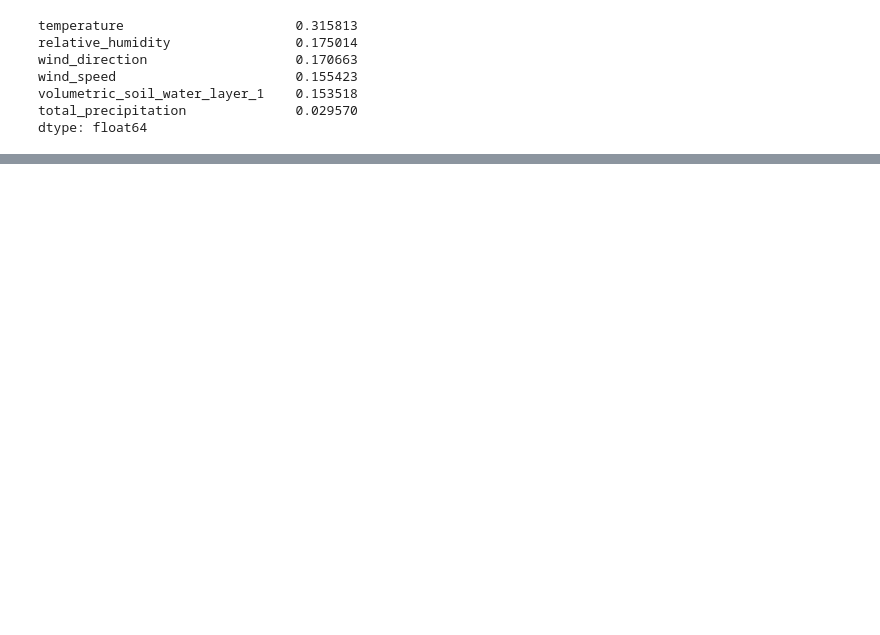
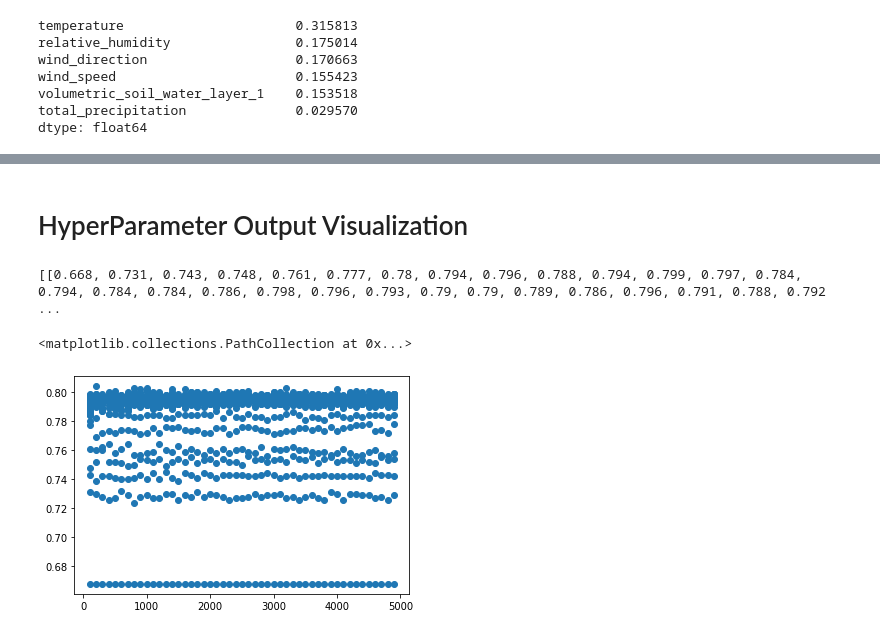
Before and after one commit to kimsternator/ECE-228-Group-29, a Jupyter notebook: Random Forest.ipynb, the cells around one changed output, grey strips where cells are left out. Drawn from its saved outputs; the diff is of its cells as text; code cells hidden in the pictures; blank space fills up the shorter version.

Commit message:
Clean up Random Forest + Data Cleaning

```diff
--- a/Random Forest.ipynb
+++ b/Random Forest.ipynb
@@ -45,0 +71,2 @@ dtype: float64
+# %%
+accuracies = runRandomForestTests(train_X, train_Y, test_X, test_Y)
@@ -45,0 +143,18 @@ dtype: float64
+# %%
+def runRandomForestAccuracyDepthTests(train_X, train_Y, test_X, test_Y):
+    n_estimators = list(range(100, 5000, 100))
+    depths = list(range(1, 30, 1))
+    accuracies = []
+    for estimator in n_estimators:
+        accuracy_row = []
+        for depth in depths:
+            print(estimator, depth)
+            clf = RandomForestClassifier(n_estimators = estimator, max_depth=depth)
+            clf.fit(train_X, train_Y)
+
+            y_pred = clf.predict(test_X)
+            accuracy_row.append(metrics.accuracy_score(test_Y, y_pred))
+        accuracies.append(accuracy_row)
+    return accuracies
+# %%
+depth_accuracy_accuracies = runRandomForestAccuracyDepthTests(train_X, train_Y, test_X, test_Y)
@@ -45,0 +179,18 @@ dtype: float64
+# %% [markdown]
+# HyperParameter Output Visualization
+# %%
+print(depth_accuracy_accuracies)
+# %% [output]
+[[0.668, 0.731, 0.743, 0.748, 0.761, 0.777, 0.78, 0.794, 0.796, 0.788, 0.794, 0.799, 0.797, 0.784, 0.794, 0.784, 0.784, 0.786, 0.798, 0.796, 0.793, 0.79, 0.79, 0.789, 0.786, 0.796, 0.791, 0.788, 0.792 ...
+# %%
+depth_accuracy_accuracies
+n_estimators = list(range(100, 5000, 100))
+plot_points = []
+for i in range(len(n_estimators)):
+    for j in range(len(depth_accuracy_accuracies[i])):
+        plot_points.append((n_estimators[i], depth_accuracy_accuracies[i][j]))
+# %%
+plt.scatter(*zip(*plot_points))
+# %% [output]
+<matplotlib.collections.PathCollection at 0x...>
+[figure, added]
```
Also changed, not shown: parts of 21 cells of this notebook, 3 other files.
